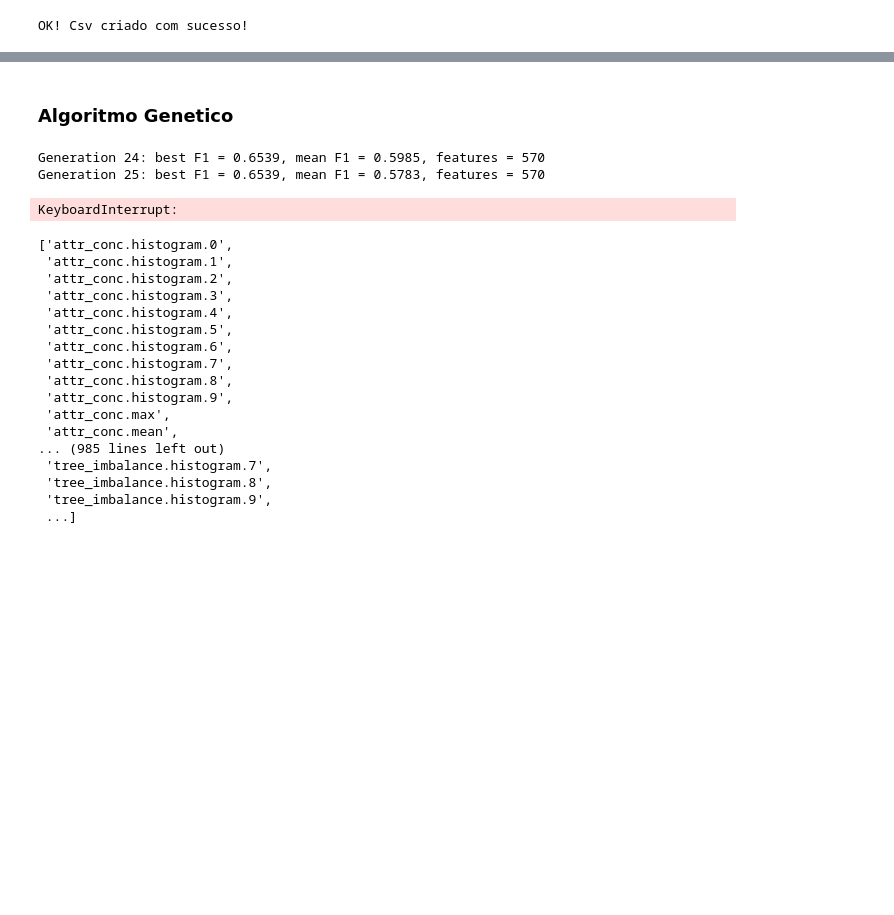
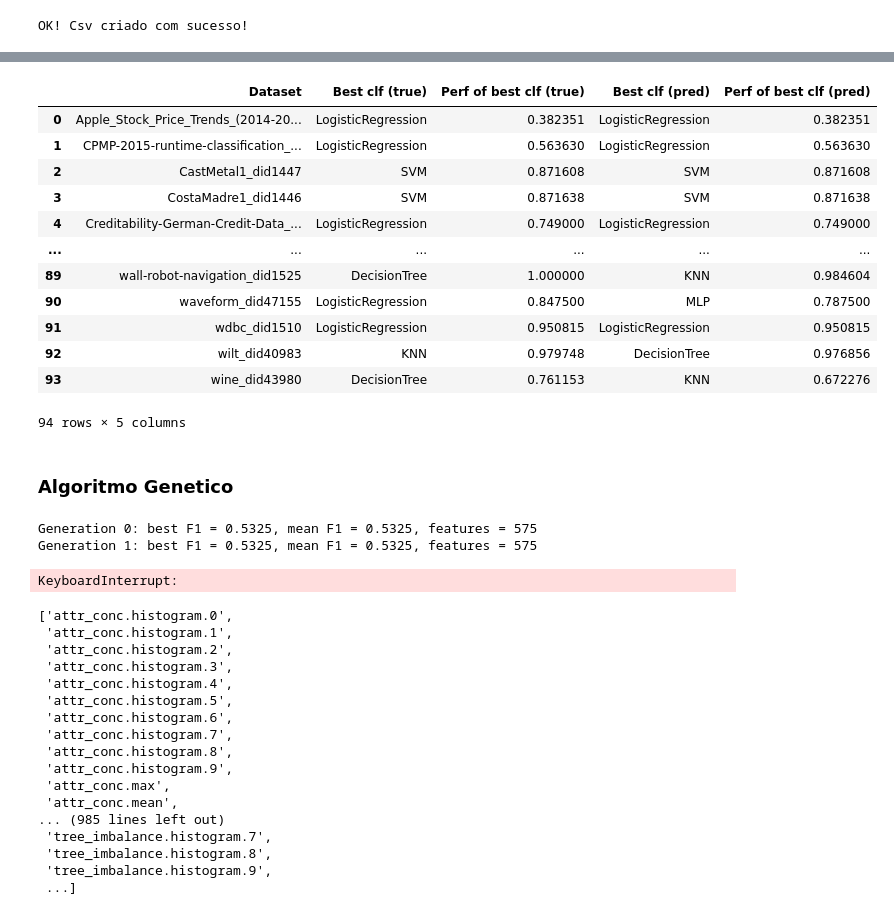
Before and after one commit to mestrevh/cc-meta-aprendizagem-2026.1, a Jupyter notebook: article/code.ipynb, the cells around one changed output, grey strips where cells are left out. Saved outputs shown, nothing was run; the diff lists cells and outputs as text; code cells hidden in the pictures; blank space fills up the shorter version.

Commit message:
feat: added the classifers to meta models

```diff
--- a/article/code.ipynb
+++ b/article/code.ipynb
@@ -346,12 +346,28 @@ OK! Csv criado com sucesso!
 # %%
-meta_dataset = pd.read_csv('data/meta_dataset.csv', index_col=0)
+meta_dataset = pd.read_csv('data/meta_features_dataset.csv', index_col=0)
 # %%
 classifier_cols = meta_dataset.columns[-6:].tolist()
 
 # Find the classifier with the best (maximum) accuracy for each dataset
 meta_dataset['Best'] = meta_dataset[classifier_cols].idxmax(axis=1)
+# %%
+from sklearn.tree import DecisionTreeClassifier
+from sklearn.ensemble import RandomForestClassifier, HistGradientBoostingClassifier
+from sklearn.svm import SVC
+from sklearn.neighbors import KNeighborsClassifier
+from sklearn.preprocessing import StandardScaler
+from sklearn.pipeline import make_pipeline
+
+meta_models = {
+    "decision_tree": DecisionTreeClassifier(random_state=42),
+    "random_forest": RandomForestClassifier(n_estimators=100, random_state=42),
+    "svm": make_pipeline(StandardScaler(), SVC(kernel='rbf', random_state=42)),
+    "hist_gradient": HistGradientBoostingClassifier(random_state=42),
+    "knn": make_pipeline(StandardScaler(), KNeighborsClassifier(n_neighbors=3))
+}
 # %%
-def train_and_evaluate_meta_model(meta_dataset):
+def train_and_evaluate_meta_model(meta_dataset, model):
+    warnings.filterwarnings("ignore", category=UserWarning)
     # Create a dictionary to store the reuslts:
     summary_of_predictions = {'Dataset':[], 'Best clf (true)':[], 'Perf of best clf (true)':[],
                            'Best clf (pred)':[], 'Perf of best clf (pred)':[]}
@@ -367,8 +383,11 @@ def train_and_evaluate_meta_model(meta_dataset):
         X_train, X_test = X.iloc[train_index], X.iloc[test_index]
         y_train, y_test = y.iloc[train_index], y.iloc[test_index]
 
+        X_train = X_train.fillna(0)
+        X_test = X_test.fillna(0)
+
         # Train a simple classifier (e.g., Decision Tree) on the training set
-        clf = DecisionTreeClassifier(random_state=42)
+        clf = model
         clf.fit(X_train, y_train)
 
         # Predict the best classifier for the test dataset
@@ -389,7 +408,3 @@ def train_and_evaluate_meta_model(meta_dataset):
     meta_model_accuracy = accuracy_score(y_true, y_pred)
     meta_model_f1 = f1_score(y_true, y_pred, average='weighted')
     return summary_df, meta_model_accuracy, meta_model_f1
-
-summary_df, meta_model_accuracy, meta_model_f1 = train_and_evaluate_meta_model(meta_dataset)
-print(f'Meta-model Accuracy: {meta_model_accuracy:.2f}')
-print(f'Meta-model F1-score: {meta_model_f1:.2f}')
@@ -397,0 +411,7 @@ NameError: name 'LeaveOneOut' is not defined
+# %%
+for key, value in meta_models.items():
+    print(f"### {key} ###")
+    summary_df, meta_model_accuracy, meta_model_f1 = train_and_evaluate_meta_model(meta_dataset, model=value)
+    print(f'Meta-model Accuracy: {meta_model_accuracy:.2f}')
+    print(f'Meta-model F1-score: {meta_model_f1:.2f}')
+    print(f"####{len(key)*'#'}####")
@@ -398,3 +435,19 @@ NameError: name 'LeaveOneOut' is not defined
+# %%
+summary_df.head(100)
+# %% [output]
+|  | Dataset | Best clf (true) | Perf of best clf (true) | Best clf (pred) | Perf of best clf (pred) |
+| 0 | Apple_Stock_Price_Trends_(2014-20... | LogisticRegression | 0.382351 | LogisticRegression | 0.382351 |
+| 1 | CPMP-2015-runtime-classification_... | LogisticRegression | 0.563630 | LogisticRegression | 0.563630 |
+| 2 | CastMetal1_did1447 | SVM | 0.871608 | SVM | 0.871608 |
+| 3 | CostaMadre1_did1446 | SVM | 0.871638 | SVM | 0.871638 |
+| 4 | Creditability-German-Credit-Data_... | LogisticRegression | 0.749000 | LogisticRegression | 0.749000 |
+| ... | ... | ... | ... | ... | ... |
+| 89 | wall-robot-navigation_did1525 | DecisionTree | 1.000000 | KNN | 0.984604 |
+| 90 | waveform_did47155 | LogisticRegression | 0.847500 | MLP | 0.787500 |
+| 91 | wdbc_did1510 | LogisticRegression | 0.950815 | LogisticRegression | 0.950815 |
+| 92 | wilt_did40983 | KNN | 0.979748 | DecisionTree | 0.976856 |
+| 93 | wine_did43980 | DecisionTree | 0.761153 | KNN | 0.672276 |
+94 rows × 5 columns
 # %%
 classifier_cols = [c for c in meta_dataset.columns if c in ['DecisionTree', 'SVM', 'KNN',
                                                            'LogisticRegression', 'Perceptron', 'MLP']]
@@ -403,15 +456,9 @@ meta_feature_cols = [c for c in meta_dataset.columns if c not in ['Dataset', 'Be
 ### Algoritmo Genetico
 # %%
 def evaluate_feature_subset(feature_subset):
-    X = meta_dataset[feature_subset]
-    y = meta_dataset['Best'].values
-    loo = LeaveOneOut()
-    y_pred = []
-    for train_idx, test_idx in loo.split(X):
-        clf = DecisionTreeClassifier(random_state=42)
-        clf.fit(X.iloc[train_idx], y[train_idx])
-        y_pred.append(clf.predict(X.iloc[test_idx])[0])
-    return f1_score(y, y_pred, average='weighted')
+    summary_df, meta_model_accuracy, meta_model_f1 = train_and_evaluate_meta_model(meta_dataset, model=meta_models["decision_tree"])
+
+    return meta_model_f1
 
 def random_individual():
     ind = np.random.choice([0, 1], size=len(meta_feature_cols), p=[0.5, 0.5])
@@ -454,7 +501,7 @@ np.random.seed(42)
 pop_size = 14
 n_generations = 30
 crossover_prob = 0.8
-mutation_prob = 0.05
+mutation_prob = 0.30
 elitism = 2
 
 population = [random_individual() for _ in range(pop_size)]
@@ -502,8 +549,8 @@ print(f'Number of selected meta-features = {len(selected_meta_features_ga)}')
 history_df = pd.DataFrame(history)
 history_df
 # %% [output]
-Generation 24: best F1 = 0.6539, mean F1 = 0.5985, features = 570
-Generation 25: best F1 = 0.6539, mean F1 = 0.5783, features = 570
+Generation 0: best F1 = 0.5325, mean F1 = 0.5325, features = 575
+Generation 1: best F1 = 0.5325, mean F1 = 0.5325, features = 575
 KeyboardInterrupt:
 # %%
 list(meta_dataset.columns)[1:len(meta_dataset.columns)-1]
```
Also changed, not shown: parts of 4 cells of this notebook, 3 other files.
